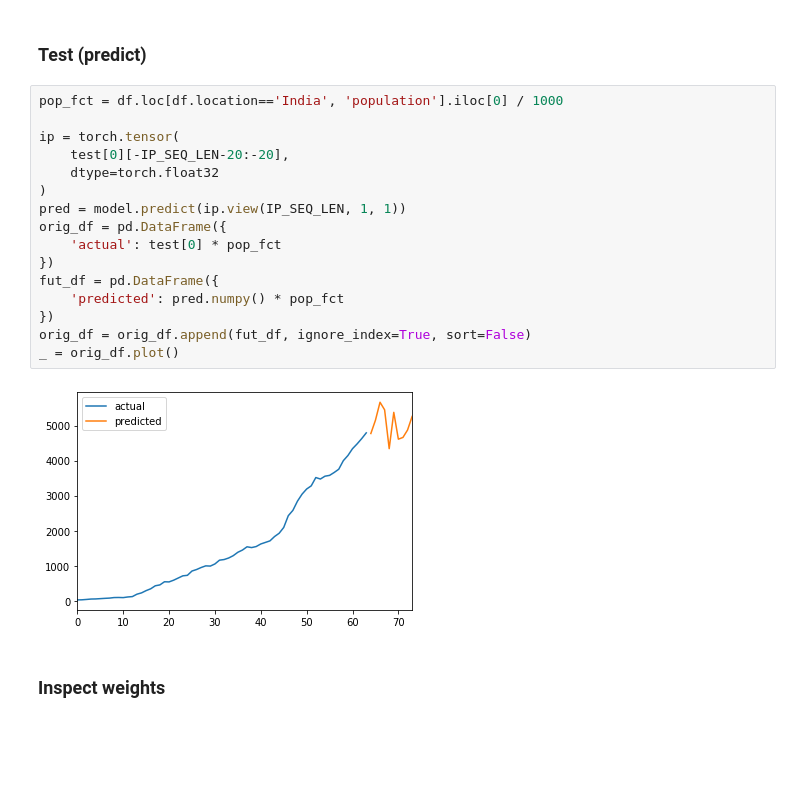
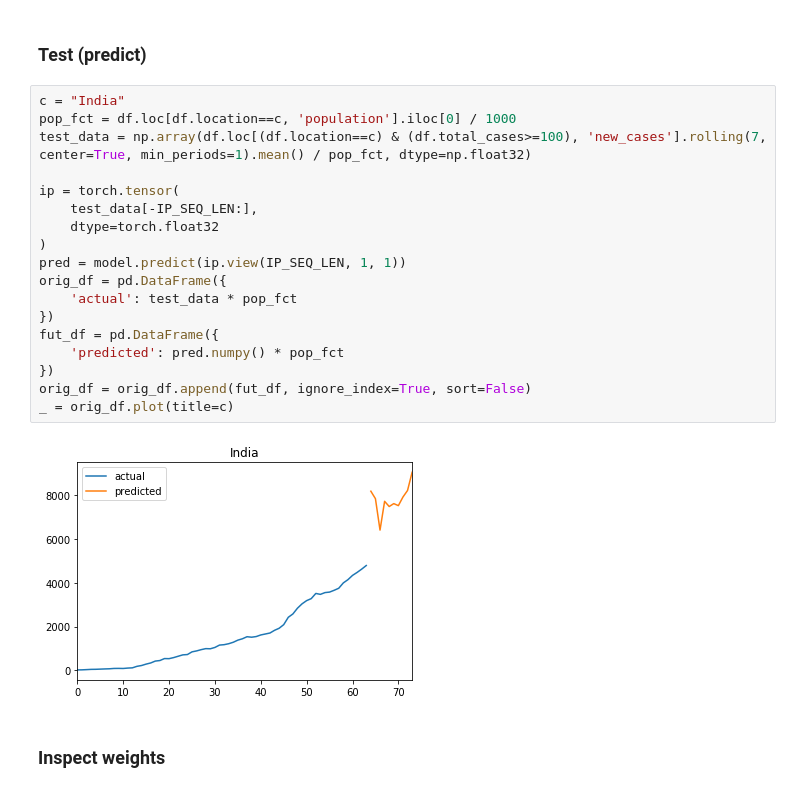
Before and after one commit to VICS-CORE/stats, a Jupyter notebook: 11_YudistirNet.ipynb, the cells around one changed output. Drawn from its saved outputs; the diff is of its cells as text; blank space fills up the shorter version.

Commit message:
Test predictions and curve-fit for any country by name.

```diff
--- a/11_YudistirNet.ipynb
+++ b/11_YudistirNet.ipynb
@@ -262,23 +250,25 @@ for pred in all_preds:
 # %% [markdown]
 ### Test (predict)
 # %%
-pop_fct = df.loc[df.location=='India', 'population'].iloc[0] / 1000
+c = "India"
+pop_fct = df.loc[df.location==c, 'population'].iloc[0] / 1000
+test_data = np.array(df.loc[(df.location==c) & (df.total_cases>=100), 'new_cases'].rolling(7, center=True, min_periods=1).mean() / pop_fct, dtype=np.float32)
 
 ip = torch.tensor(
-    test[0][-IP_SEQ_LEN-20:-20],
+    test_data[-IP_SEQ_LEN:],
     dtype=torch.float32
 )
 pred = model.predict(ip.view(IP_SEQ_LEN, 1, 1))
 orig_df = pd.DataFrame({
-    'actual': test[0] * pop_fct
+    'actual': test_data * pop_fct
 })
 fut_df = pd.DataFrame({
     'predicted': pred.numpy() * pop_fct
 })
 orig_df = orig_df.append(fut_df, ignore_index=True, sort=False)
-_ = orig_df.plot()
+_ = orig_df.plot(title=c)
 # %% [output]
-[figure, old version]
+[figure, new version]
 # %% [markdown]
 ### Inspect weights
 # %%
```
Also changed, not shown: parts of 3 cells of this notebook.
